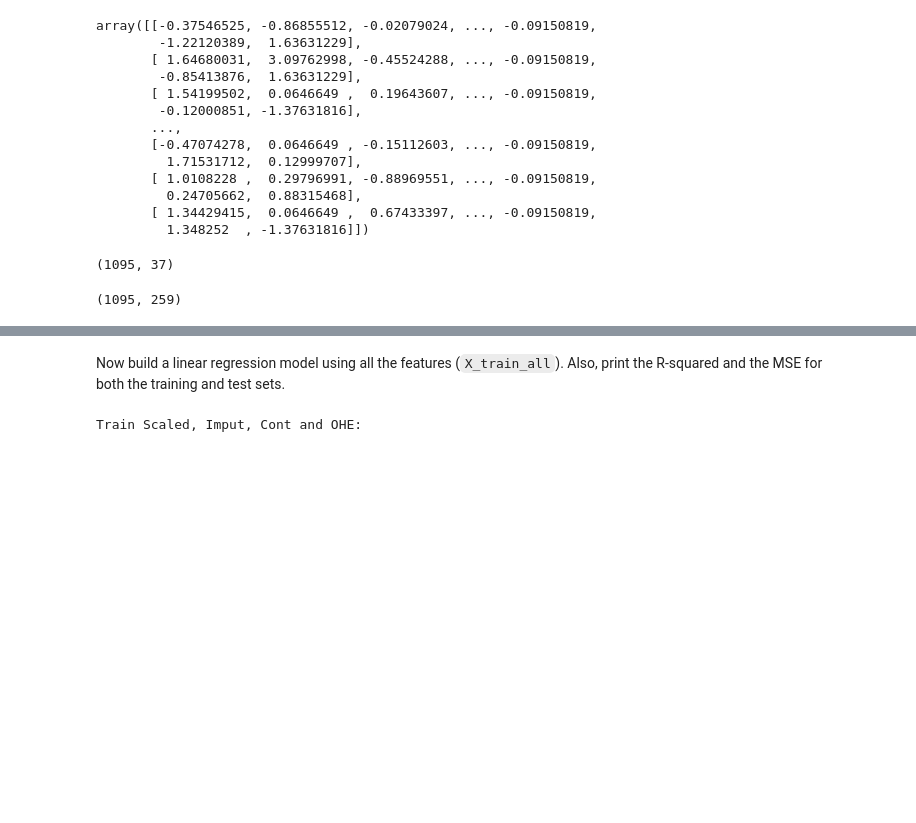
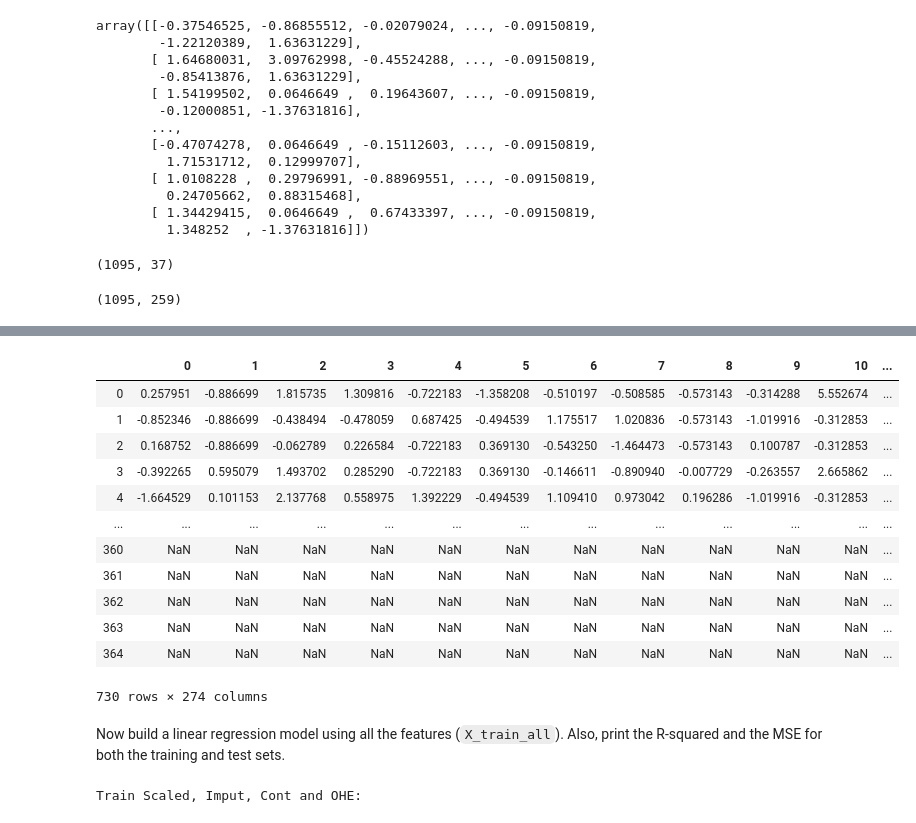
Before and after one commit to JohnTheTripper/dsc-ridge-and-lasso-regression-lab-nyc-ds-021720, a Jupyter notebook: index.ipynb, the cells around one changed output, grey strips where cells are left out. Drawn from its saved outputs; the diff is of its cells as text; code cells hidden in the pictures; blank space fills up the shorter version.

```diff
--- a/index.ipynb
+++ b/index.ipynb
@@ -563,3 +547,19 @@ X_train_all
+# %%
+X_test_all
+# %% [output]
+|  | 0 | 1 | 2 | 3 | 4 | 5 | 6 | 7 | 8 | 9 | 10 | ... |
+| 0 | 0.257951 | -0.886699 | 1.815735 | 1.309816 | -0.722183 | -1.358208 | -0.510197 | -0.508585 | -0.573143 | -0.314288 | 5.552674 | ... |
+| 1 | -0.852346 | -0.886699 | -0.438494 | -0.478059 | 0.687425 | -0.494539 | 1.175517 | 1.020836 | -0.573143 | -1.019916 | -0.312853 | ... |
+| 2 | 0.168752 | -0.886699 | -0.062789 | 0.226584 | -0.722183 | 0.369130 | -0.543250 | -1.464473 | -0.573143 | 0.100787 | -0.312853 | ... |
+| 3 | -0.392265 | 0.595079 | 1.493702 | 0.285290 | -0.722183 | 0.369130 | -0.146611 | -0.890940 | -0.007729 | -0.263557 | 2.665862 | ... |
+| 4 | -1.664529 | 0.101153 | 2.137768 | 0.558975 | 1.392229 | -0.494539 | 1.109410 | 0.973042 | 0.196286 | -1.019916 | -0.312853 | ... |
+| ... | ... | ... | ... | ... | ... | ... | ... | ... | ... | ... | ... | ... |
+| 360 | NaN | NaN | NaN | NaN | NaN | NaN | NaN | NaN | NaN | NaN | NaN | ... |
+| 361 | NaN | NaN | NaN | NaN | NaN | NaN | NaN | NaN | NaN | NaN | NaN | ... |
+| 362 | NaN | NaN | NaN | NaN | NaN | NaN | NaN | NaN | NaN | NaN | NaN | ... |
+| 363 | NaN | NaN | NaN | NaN | NaN | NaN | NaN | NaN | NaN | NaN | NaN | ... |
+| 364 | NaN | NaN | NaN | NaN | NaN | NaN | NaN | NaN | NaN | NaN | NaN | ... |
+730 rows × 274 columns
 # %% [markdown]
 Now build a linear regression model using all the features (`X_train_all`). Also, print the R-squared and the MSE for both the training and test sets.
 # %%
```
Also changed, not shown: parts of 2 cells of this notebook.
